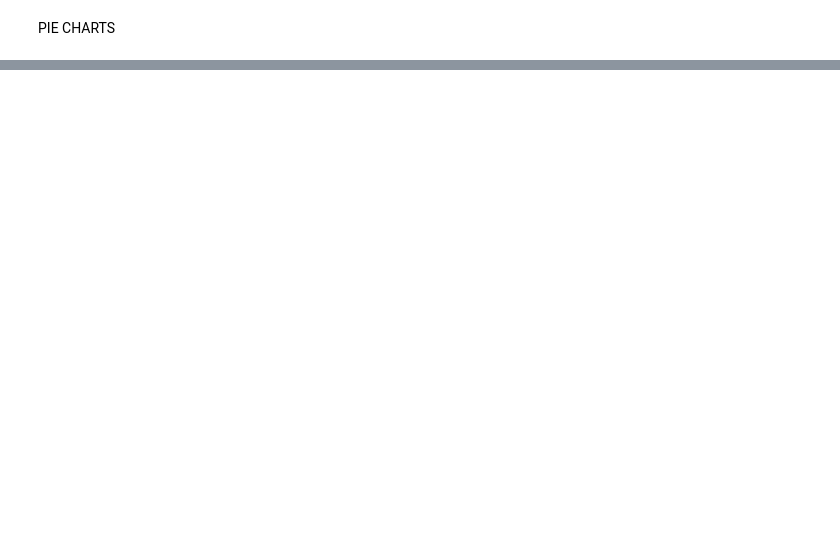
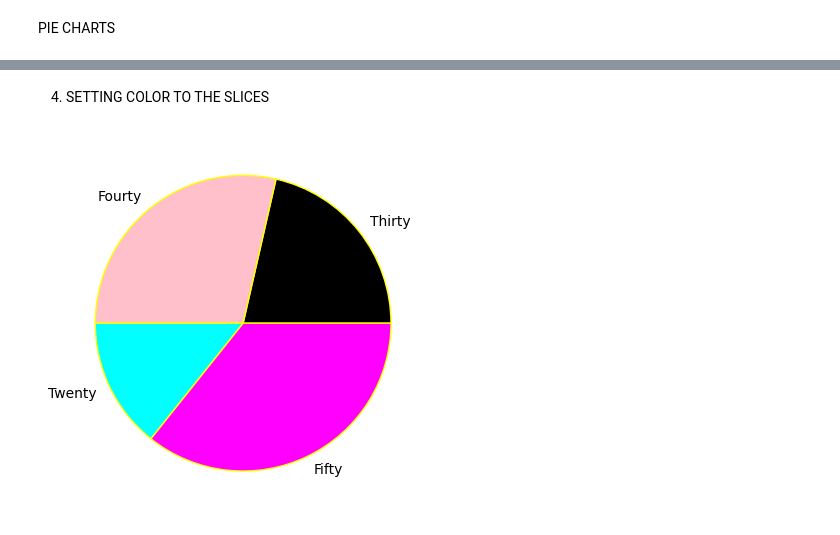
Before and after one commit to Sath2003/DAV, a Jupyter notebook: LABSHEET - 3.ipynb, the cells around one changed output, grey strips where cells are left out. Drawn from its saved outputs; the diff is of its cells as text; code cells hidden in the pictures; blank space fills up the shorter version.

```diff
--- a/LABSHEET - 3.ipynb
+++ b/LABSHEET - 3.ipynb
@@ -24,0 +32,8 @@ plt.pie(slice)
+# %% [markdown]
+4. SETTING COLOR TO THE SLICES
+# %%
+color = ['black','pink','cyan','magenta']
+plt.pie(slice,labels=labels,colors=color,wedgeprops={'edgecolor':'yellow'})
+plt.show()
+# %% [output]
+[figure, added]
```
Also changed, not shown: parts of 6 cells of this notebook.
